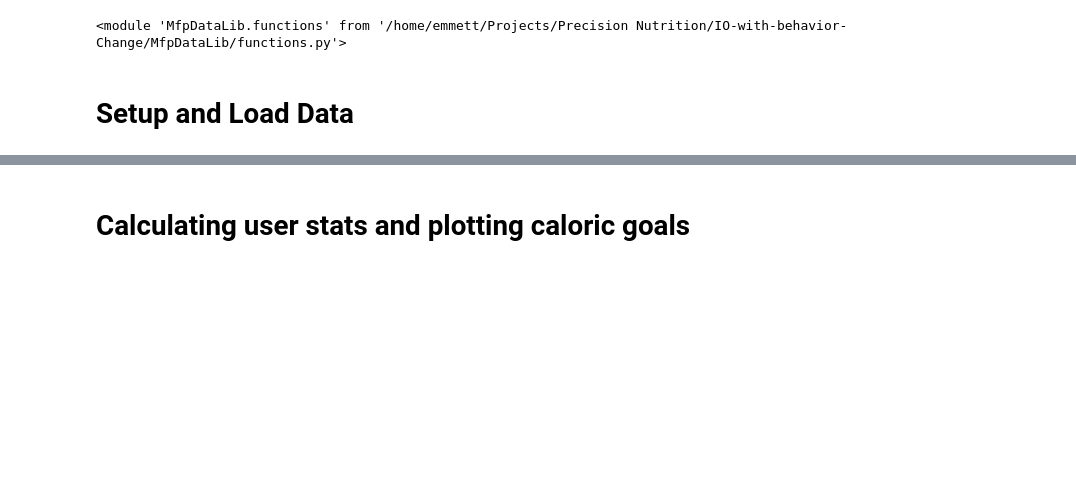
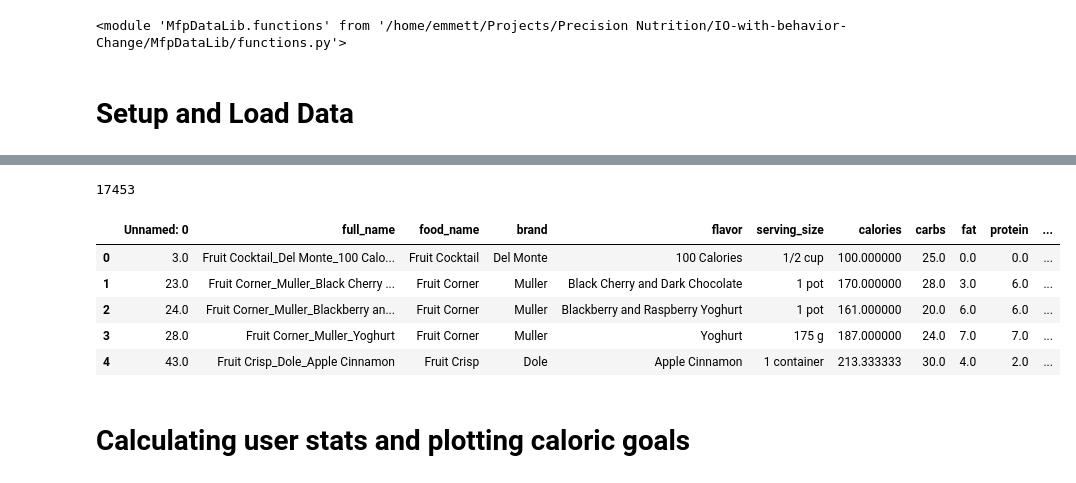
Before and after one commit to FarzinAhmadi/IO-with-behavior-Change, a Jupyter notebook: demo_functions.ipynb, the cells around one changed output, grey strips where cells are left out. Drawn from its saved outputs; the diff is of its cells as text; code cells hidden in the pictures; blank space fills up the shorter version.

Commit message:
cohort and nutrient standards processing functions

```diff
--- a/demo_functions.ipynb
+++ b/demo_functions.ipynb
@@ -21,0 +67,3 @@ meals_df['num_servings'] = np.ones(len(meals_df))
+# %%
+# Assemble processed nutrient references into a single reference file
+ref_df = mfp.compile_standard_nuts()
@@ -22,3 +80,14 @@ meals_df['num_servings'] = np.ones(len(meals_df))
+# %%
+print(len(ref_df))
+display(ref_df.head())
+# %% [output]
+17453
+|  | Unnamed: 0 | full_name | food_name | brand | flavor | serving_size | calories | carbs | fat | protein | ... |
+| 0 | 3.0 | Fruit Cocktail_Del Monte_100 Calo... | Fruit Cocktail | Del Monte | 100 Calories | 1/2 cup | 100.000000 | 25.0 | 0.0 | 0.0 | ... |
+| 1 | 23.0 | Fruit Corner_Muller_Black Cherry ... | Fruit Corner | Muller | Black Cherry and Dark Chocolate | 1 pot | 170.000000 | 28.0 | 3.0 | 6.0 | ... |
+| 2 | 24.0 | Fruit Corner_Muller_Blackberry an... | Fruit Corner | Muller | Blackberry and Raspberry Yoghurt | 1 pot | 161.000000 | 20.0 | 6.0 | 6.0 | ... |
+| 3 | 28.0 | Fruit Corner_Muller_Yoghurt | Fruit Corner | Muller | Yoghurt | 175 g | 187.000000 | 24.0 | 7.0 | 7.0 | ... |
+| 4 | 43.0 | Fruit Crisp_Dole_Apple Cinnamon | Fruit Crisp | Dole | Apple Cinnamon | 1 container | 213.333333 | 30.0 | 4.0 | 2.0 | ... |
 # %% [markdown]
 # Calculating user stats and plotting caloric goals
 # %%
```
Also changed, not shown: parts of 8 cells of this notebook, 6 other files.
